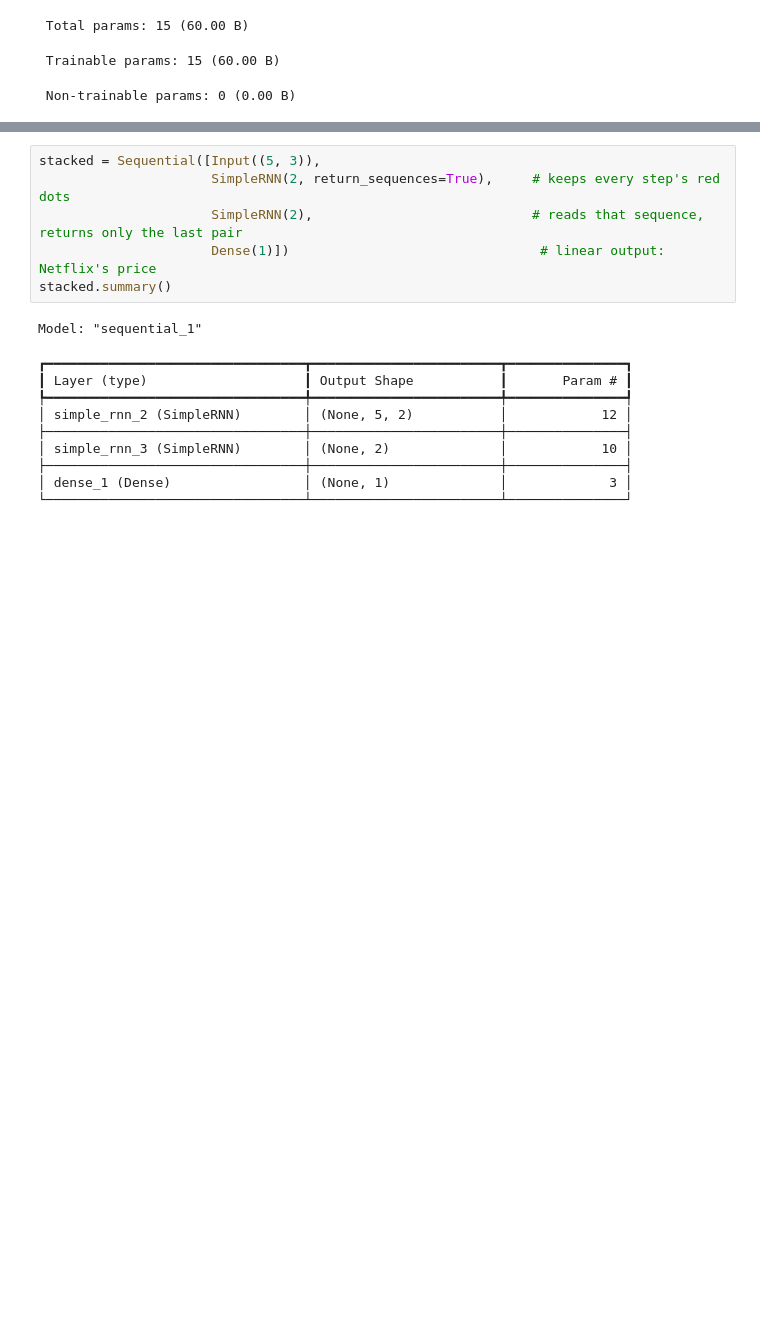
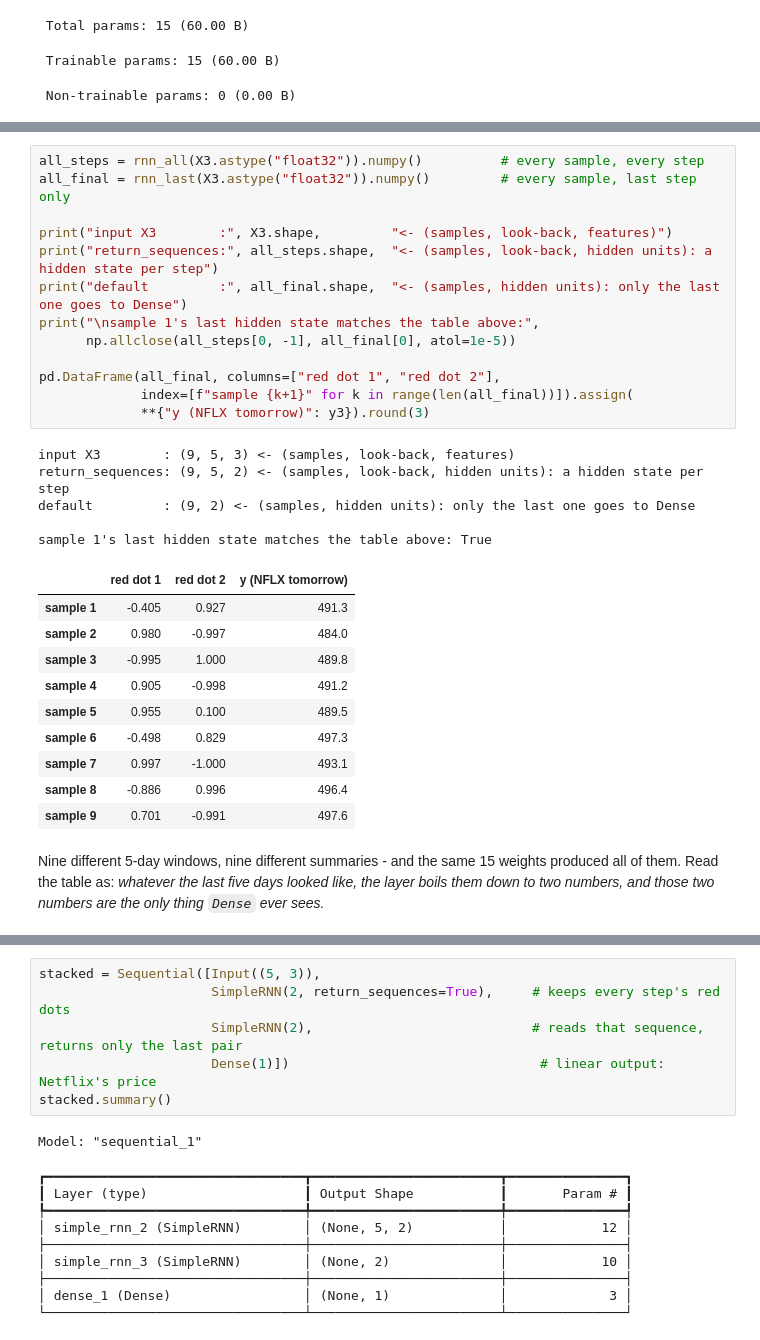
Before and after one commit to drdave-teaching/OPIM5509-notebooks, a Jupyter notebook: Module4/RNN_Samples_and_the_Hidden_State.ipynb, the cells around one changed output, grey strips where cells are left out. Saved outputs shown, nothing was run; the diff lists cells and outputs as text; blank space fills up the shorter version.

```diff
--- a/Module4/RNN_Samples_and_the_Hidden_State.ipynb
+++ b/Module4/RNN_Samples_and_the_Hidden_State.ipynb
@@ -219,3 +248,36 @@ Model: "sequential"
+# %%
+all_steps = rnn_all(X3.astype("float32")).numpy()          # every sample, every step
+all_final = rnn_last(X3.astype("float32")).numpy()         # every sample, last step only
+
+print("input X3        :", X3.shape,         "<- (samples, look-back, features)")
+print("return_sequences:", all_steps.shape,  "<- (samples, look-back, hidden units): a hidden state per step")
+print("default         :", all_final.shape,  "<- (samples, hidden units): only the last one goes to Dense")
+print("\nsample 1's last hidden state matches the table above:",
+      np.allclose(all_steps[0, -1], all_final[0], atol=1e-5))
+
+pd.DataFrame(all_final, columns=["red dot 1", "red dot 2"],
+             index=[f"sample {k+1}" for k in range(len(all_final))]).assign(
+             **{"y (NFLX tomorrow)": y3}).round(3)
+# %% [output]
+input X3        : (9, 5, 3) <- (samples, look-back, features)
+return_sequences: (9, 5, 2) <- (samples, look-back, hidden units): a hidden state per step
+default         : (9, 2) <- (samples, hidden units): only the last one goes to Dense
+
+sample 1's last hidden state matches the table above: True
+|  | red dot 1 | red dot 2 | y (NFLX tomorrow) |
+| sample 1 | -0.405 | 0.927 | 491.3 |
+| sample 2 | 0.980 | -0.997 | 484.0 |
+| sample 3 | -0.995 | 1.000 | 489.8 |
+| sample 4 | 0.905 | -0.998 | 491.2 |
+| sample 5 | 0.955 | 0.100 | 489.5 |
+| sample 6 | -0.498 | 0.829 | 497.3 |
+| sample 7 | 0.997 | -1.000 | 493.1 |
+| sample 8 | -0.886 | 0.996 | 496.4 |
+| sample 9 | 0.701 | -0.991 | 497.6 |
+# %% [markdown]
+Nine different 5-day windows, nine different summaries - and the same 15 weights produced all of them. Read the
+table as: *whatever the last five days looked like, the layer boils them down to two numbers, and those two numbers
+are the only thing `Dense` ever sees.*
 # %% [markdown]
 ## Part 3 · Stacking: `return_sequences=True`
 
```
Also changed, not shown: parts of 5 cells of this notebook, 1 other file.
